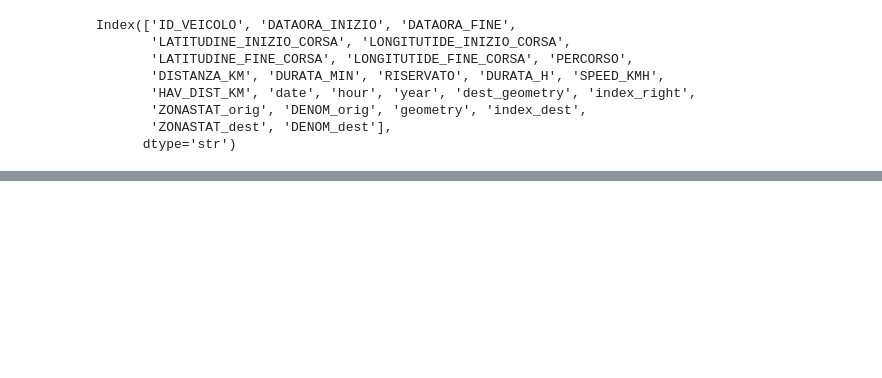
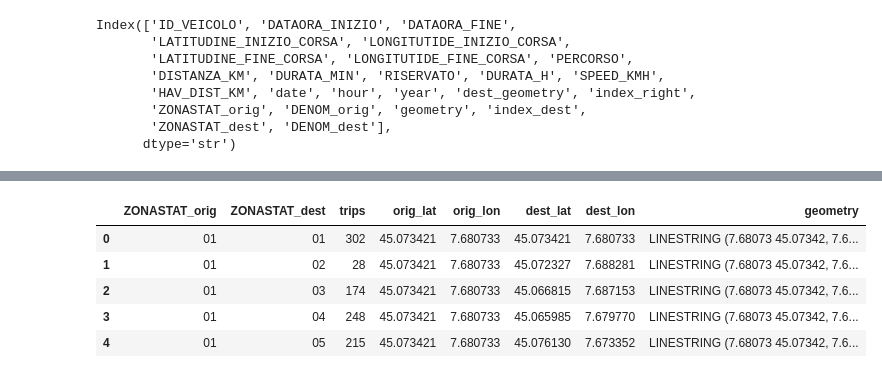
Before and after one commit to minaahmadian/shared-mobility-torino, a Jupyter notebook: Notebooks/Bird_OD_Matrix.ipynb, the cells around one changed output, grey strips where cells are left out. Saved outputs shown, nothing was run; the diff lists cells and outputs as text; code cells hidden in the pictures; blank space fills up the shorter version.

```diff
--- a/Notebooks/Bird_OD_Matrix.ipynb
+++ b/Notebooks/Bird_OD_Matrix.ipynb
@@ -1419,0 +1549,34 @@ Index(['ID_VEICOLO', 'DATAORA_INIZIO', 'DATAORA_FINE',
+# %%
+from shapely.geometry import LineString
+import geopandas as gpd
+
+# merge با centroidها (از od_map یا dataset کاملت)
+od_bird_evening = od_bird_evening.merge(
+    od_map[[
+        "ZONASTAT_orig", "ZONASTAT_dest",
+        "orig_lat", "orig_lon",
+        "dest_lat", "dest_lon"
+    ]],
+    on=["ZONASTAT_orig", "ZONASTAT_dest"],
+    how="left"
+)
+
+# ساخت geometry
+od_bird_evening["geometry"] = od_bird_evening.apply(
+    lambda row: LineString([
+        (row["orig_lon"], row["orig_lat"]),
+        (row["dest_lon"], row["dest_lat"])
+    ]),
+    axis=1
+)
+
+od_bird_evening = gpd.GeoDataFrame(od_bird_evening, geometry="geometry", crs="EPSG:4326")
+
+od_bird_evening.head()
+# %% [output]
+|  | ZONASTAT_orig | ZONASTAT_dest | trips | orig_lat | orig_lon | dest_lat | dest_lon | geometry |
+| 0 | 01 | 01 | 302 | 45.073421 | 7.680733 | 45.073421 | 7.680733 | LINESTRING (7.68073 45.07342, 7.6... |
+| 1 | 01 | 02 | 28 | 45.073421 | 7.680733 | 45.072327 | 7.688281 | LINESTRING (7.68073 45.07342, 7.6... |
+| 2 | 01 | 03 | 174 | 45.073421 | 7.680733 | 45.066815 | 7.687153 | LINESTRING (7.68073 45.07342, 7.6... |
+| 3 | 01 | 04 | 248 | 45.073421 | 7.680733 | 45.065985 | 7.679770 | LINESTRING (7.68073 45.07342, 7.6... |
+| 4 | 01 | 05 | 215 | 45.073421 | 7.680733 | 45.076130 | 7.673352 | LINESTRING (7.68073 45.07342, 7.6... |
```
Also changed, not shown: parts of 22 cells of this notebook, 2 other files.
